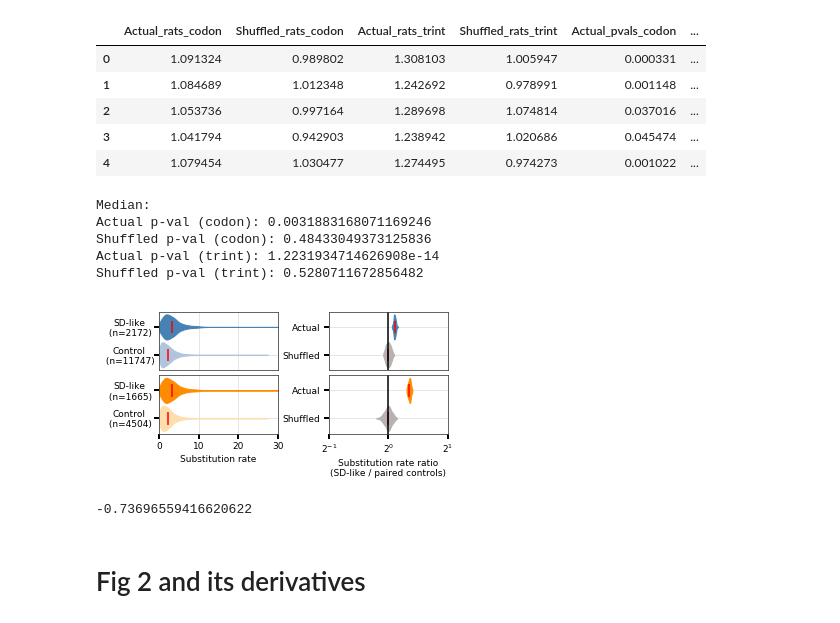
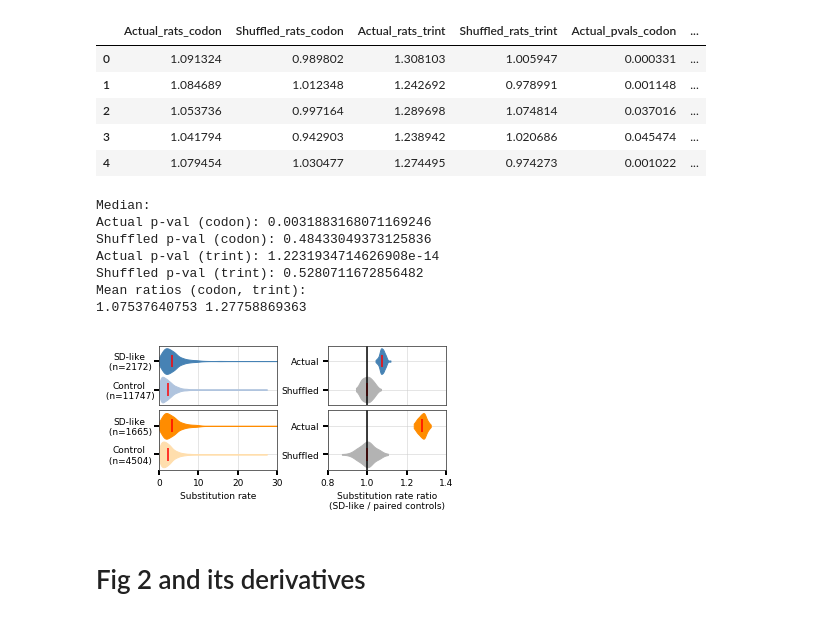
Before and after one commit to adamhockenberry/Internal_SD_conservation, a Jupyter notebook: Code/pretty_figures.ipynb, the cells around one changed output. Drawn from its saved outputs; the diff is of its cells as text; code cells hidden in the pictures.

```diff
--- a/Code/pretty_figures.ipynb
+++ b/Code/pretty_figures.ipynb
@@ -74,12 +80,17 @@ print('Actual p-val (codon):', df_ratios['Actual_pvals_codon'].median())
 print('Shuffled p-val (codon):', df_ratios['Shuffled_pvals_codon'].median())
 print('Actual p-val (trint):', df_ratios['Actual_pvals_trint'].median())
 print('Shuffled p-val (trint):', df_ratios['Shuffled_pvals_trint'].median())
+
+print('Mean ratios (codon, trint):')
+print(df_ratios['Actual_rats_codon'].mean(), df_ratios['Actual_rats_trint'].mean())
 # %% [output]
 Median:
 Actual p-val (codon): 0.0031883168071169246
 Shuffled p-val (codon): 0.48433049373125836
 Actual p-val (trint): 1.2231934714626908e-14
 Shuffled p-val (trint): 0.5280711672856482
+Mean ratios (codon, trint):
+1.07537640753 1.27758869363
 # %%
 fig = plt.figure(figsize=(5,2.5))
 ax1 = fig.add_subplot(221)
@@ -154,54 +165,43 @@ ax2.set_yticklabels(['Shuffled', 'Actual', ], ha='right')
 
 
 
-ax4 = fig.add_subplot(224)
+ax4 = fig.add_subplot(224, sharex=ax2)
 violin_parts = ax4.violinplot([df_ratios['Shuffled_rats_trint'], df_ratios['Actual_rats_trint']],\
                               widths=0.9, showextrema=False, showmeans=True, vert=False)
 for i, pc in enumerate(violin_parts['bodies']):
     if i==0:
         pc.set_facecolor('0.7')
         pc.set_edgecolor('0.7')
         pc.set_alpha(1)
     if i==1:
         pc.set_facecolor('darkorange')
         pc.set_edgecolor('darkorange')
         pc.set_alpha(1)
 violin_parts['cmeans'].set_edgecolor('r')
 ax4.axvline(1, c='k')
 ax4.set_yticks(list(range(1,len(columns)+1)))
 ax4.set_yticklabels(['Shuffled', 'Actual', ], ha='right')
 
 
-ax2.set_xscale('log', basex=2)
-ax2.set_xticks([0.5, 1, 2])
-ax4.set_xscale('log', basex=2)
-ax4.set_xticks([0.5, 1, 2])
-
-
-
-
 ax4.set_xlabel('Substitution rate ratio\n(SD-like / paired controls)')
 # ax4.set_xlabel('Substitution rate ratio\n(SD / paired controls)')
 
 plt.setp(ax1.get_xticklabels(), visible=False);
 plt.setp(ax2.get_xticklabels(), visible=False);
 
+ax2.set_xlim(0.8, 1.4)
 
 for line in ax1.xaxis.get_ticklines():
     line.set_markersize(0)
     line.set_markeredgewidth(0)
 for line in ax2.xaxis.get_ticklines():
     line.set_markersize(0)
     line.set_markeredgewidth(0)
 plt.tight_layout(pad=0.5, w_pad=-0.1, h_pad=-0.2)
 
-plt.savefig('../Results/Figures/fig_{}.pdf'.format(file_name_modifiers))
+# plt.savefig('../Results/Figures/fig_{}.pdf'.format(file_name_modifiers))
 # %% [output]
-[figure, old version]
+[figure, new version]
-# %%
-np.log2(3/5)
-# %% [output]
--0.73696559416620622
 # %% [markdown]
 # Fig 2 and its derivatives
 # %%
```
Also changed, not shown: parts of 10 cells of this notebook, 4 other files.
